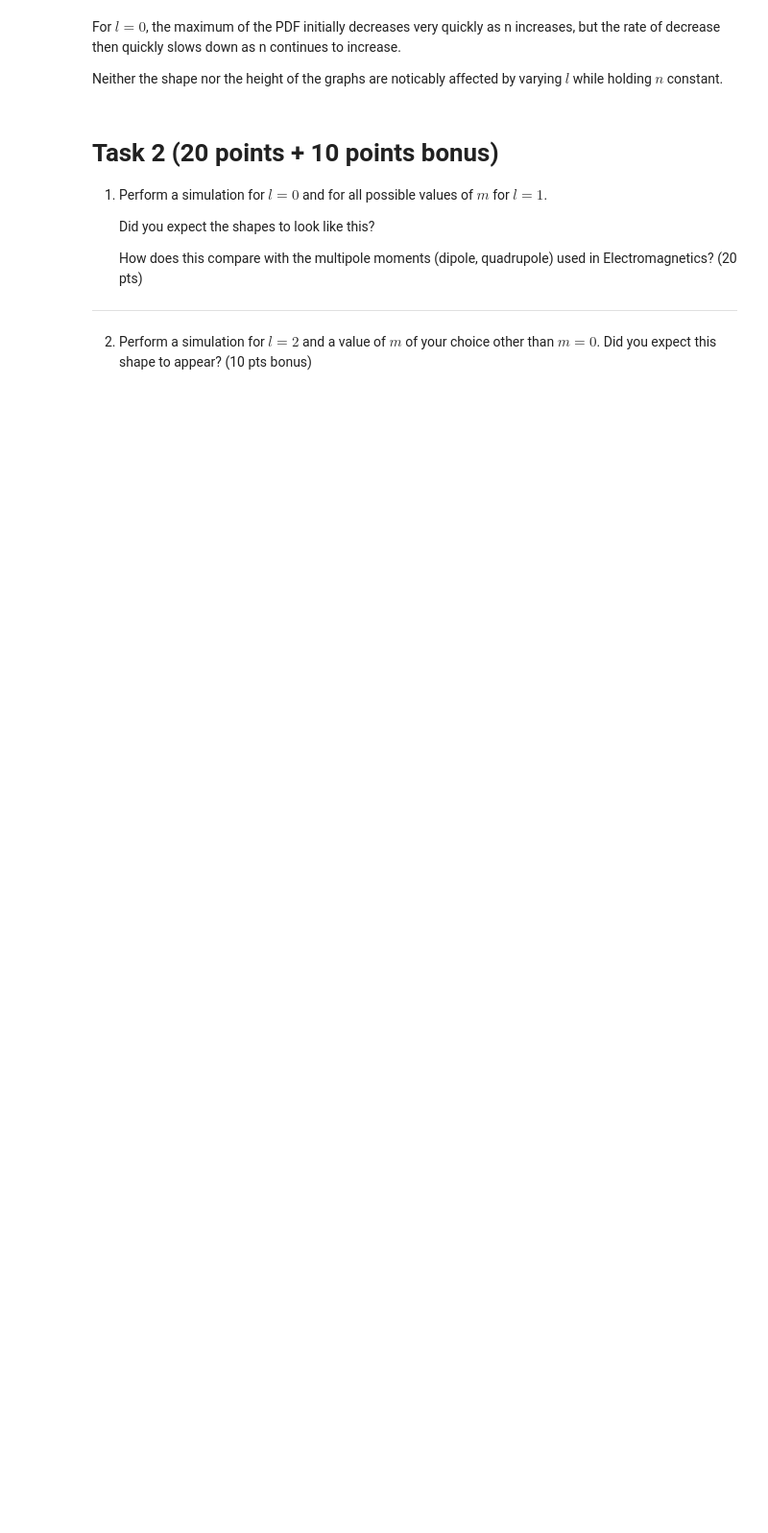
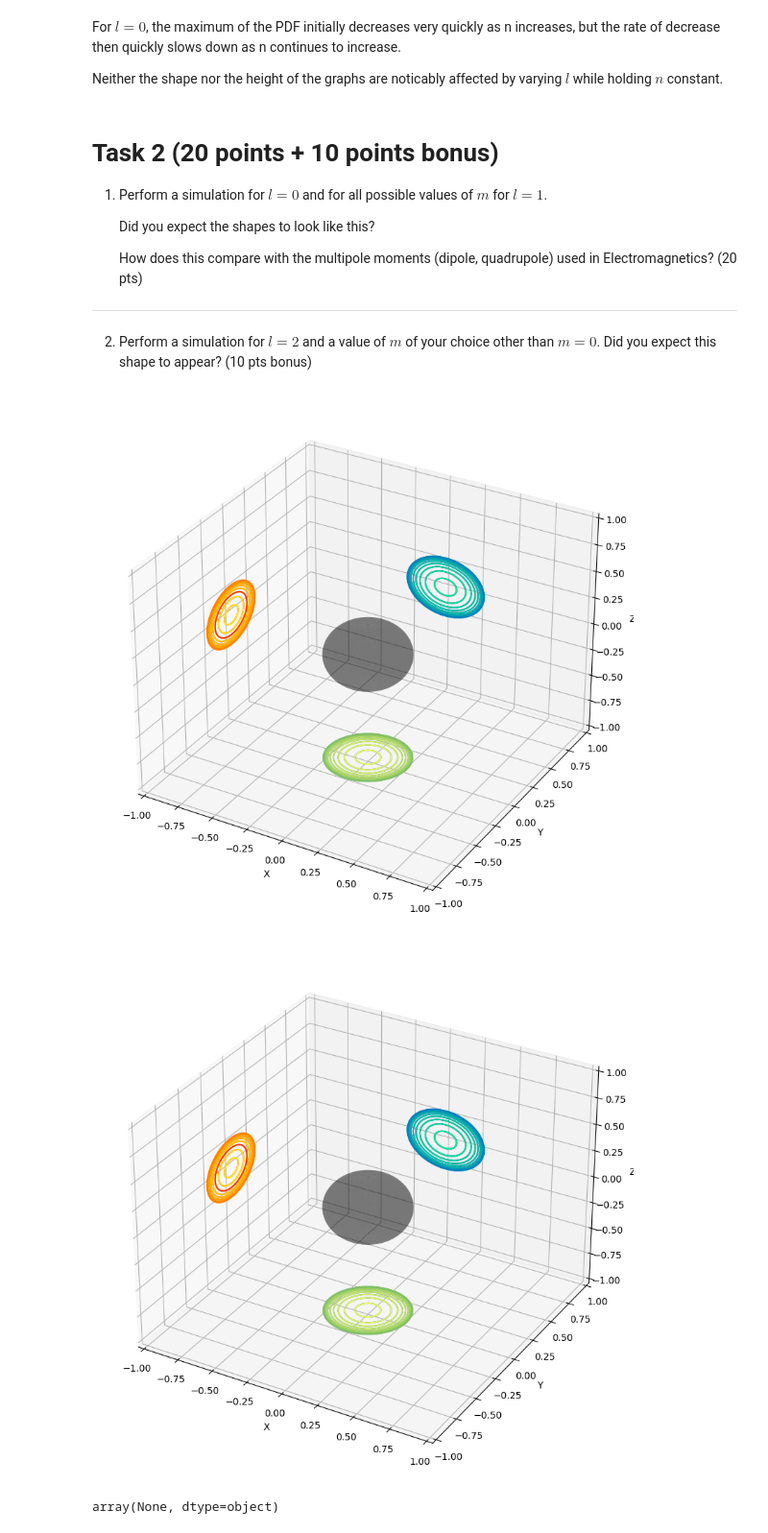
Before and after one commit to mikayla-eckelcifrese/EEE_434_functions, a Jupyter notebook: Project4_Atomic_Orbital_Simulation.ipynb, the cells around one changed output. Shown: that part at 96% size. Saved outputs shown, nothing was run; the diff lists cells and outputs as text; code cells hidden in the pictures; blank space fills up the shorter version.

```diff
--- a/Project4_Atomic_Orbital_Simulation.ipynb
+++ b/Project4_Atomic_Orbital_Simulation.ipynb
@@ -49,3 +50,13 @@ Neither the shape nor the height of the graphs are noticably affected by varying
 
 ---
 2. Perform a simulation for $l = 2$ and a value of $m$ of your choice other than $m = 0$. Did you expect this shape to appear? (10 pts bonus)
+# %%
+l = 0
+
+m = 0
+
+plot_angular_dist(l, m)
+# %% [output]
+[figure, added]
+[figure, added]
+array(None, dtype=object)
```
Also changed, not shown: parts of 1 cell of this notebook.
